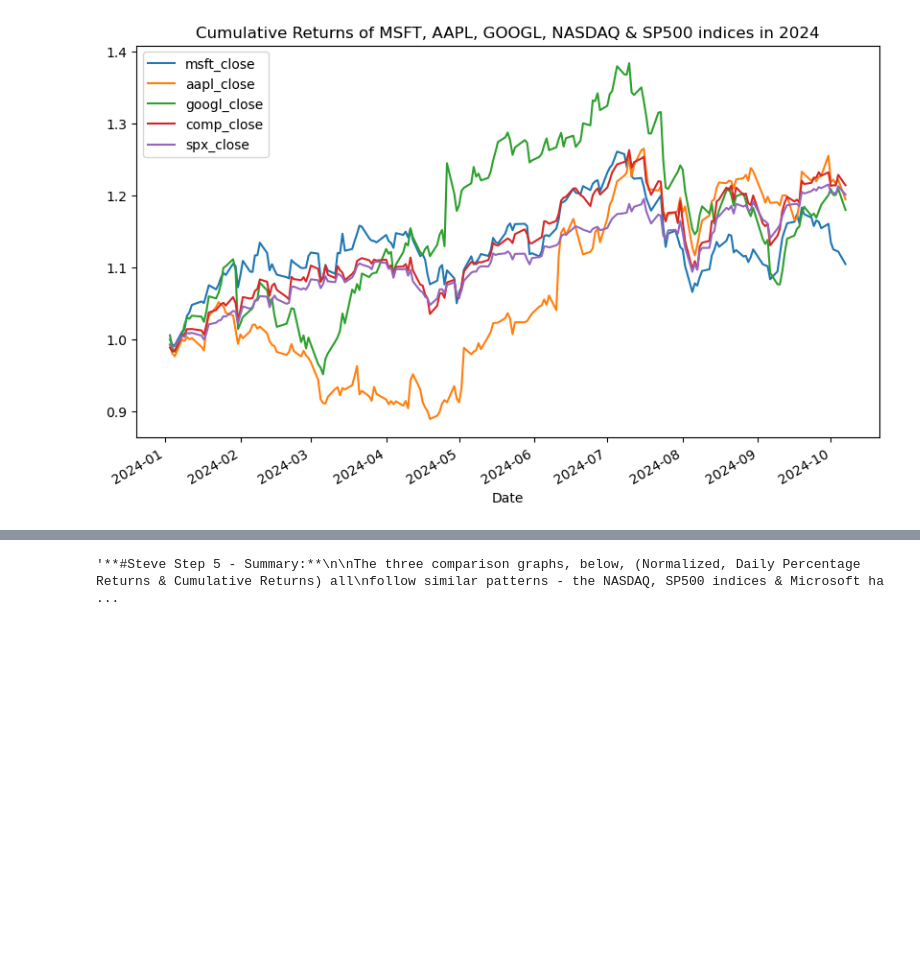
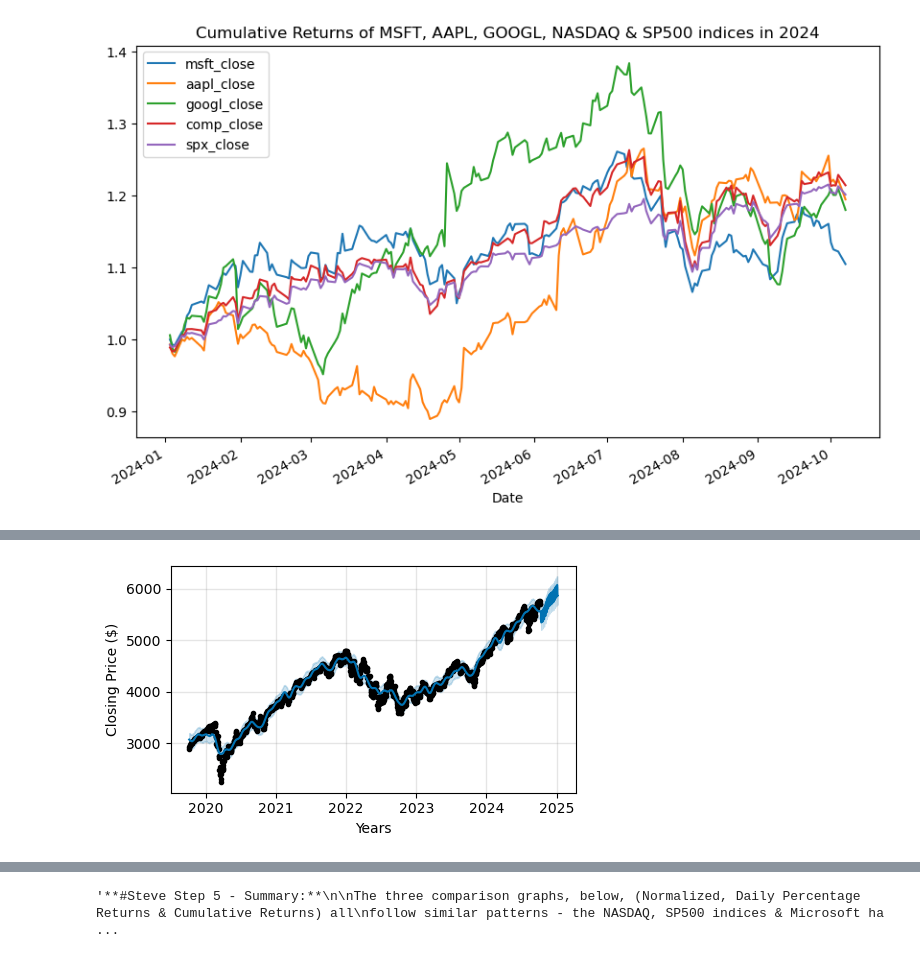
Before and after one commit to Pete1001/Tech_stock_analysis, a Jupyter notebook: Tech_stock_analysis.ipynb, the cells around one changed output, grey strips where cells are left out. Drawn from its saved outputs; the diff is of its cells as text; code cells hidden in the pictures; blank space fills up the shorter version.

```diff
--- a/Tech_stock_analysis.ipynb
+++ b/Tech_stock_analysis.ipynb
@@ -808,0 +854,31 @@ df_2024_cumulative_w_indicds = (1 + df_2024_returns_w_indices).cumprod()
+# %%
+#Steve - Forecast/Predict trend of the SP500 index
+# Filter merged_df for the SP500 only
+merged_df_sp500 = pd.DataFrame(merged_df['spx_close'])
+
+# reset index
+merged_df_sp500 = merged_df_sp500.reset_index()
+merged_df_sp500.head()
+
+# use Prophet to forecast 90 days
+# rename columns for Prophet forecasting
+merged_df_sp500 = merged_df_sp500.rename(columns={'Date':'ds', 'spx_close':'y'})
+#merged_df_spx.head()
+
+# create model
+modelS = Prophet()
+# fit model
+modelS.fit(merged_df_sp500)
+
+# create dataframe for predictions
+sp500_predict_df = modelS.make_future_dataframe(periods=90, freq="D")
+# display(spx_predict_df).head()
+# display(spx_predict_df).tail()
+
+# populate dataframe with predictions
+sp500_forecast_trends = modelS.predict(sp500_predict_df)
+
+#plot the modelN predictions
+fig = modelS.plot(sp500_forecast_trends,figsize=(5,3),xlabel='Years',ylabel='Closing Price ($)');
+plt.savefig('Resources/sp500predict.png')
+# %% [output]
@@ -808,0 +887 @@ df_2024_cumulative_w_indicds = (1 + df_2024_returns_w_indices).cumprod()
+[figure, added]
```
Also changed, not shown: parts of 14 cells of this notebook, 8 other files.
